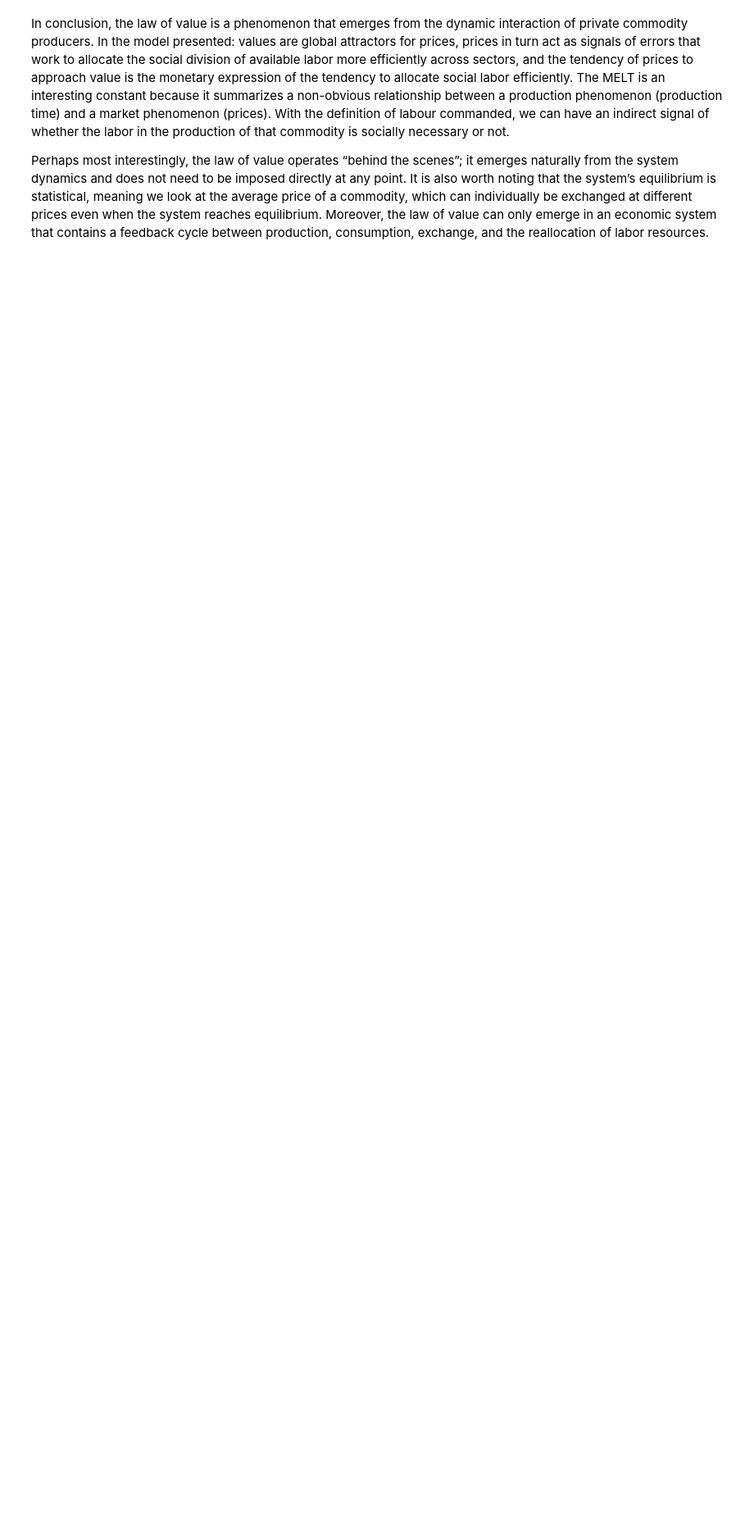
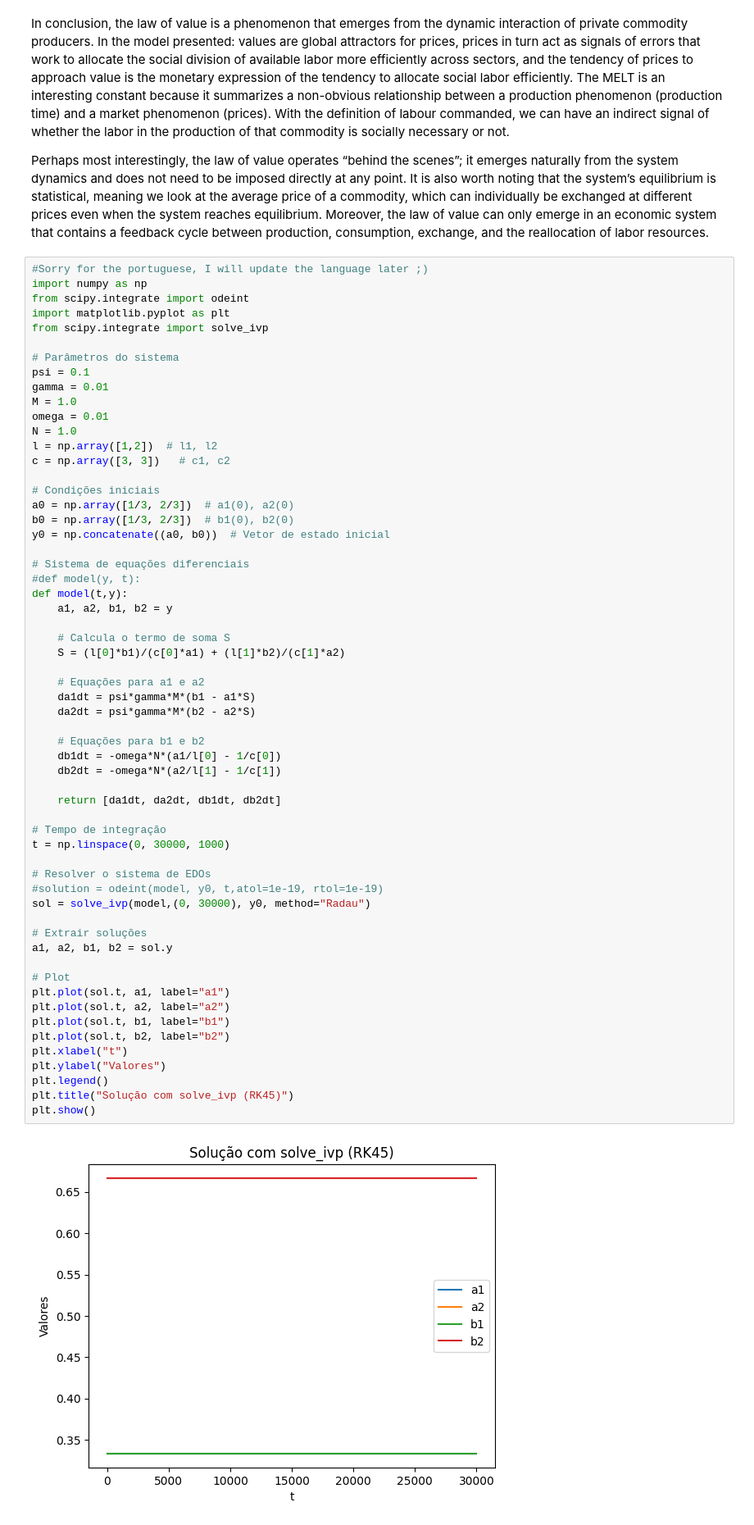
Before and after one commit to jdansb/Econophysics, a Jupyter notebook: Statistical_approximation_of_the_law_of_value_(EBM).ipynb, the cells around one changed output. Shown at 82% size. Cells and saved outputs as stored; diff of their text form; blank space fills up the shorter version.

```diff
--- a/Statistical_approximation_of_the_law_of_value_(EBM).ipynb
+++ b/Statistical_approximation_of_the_law_of_value_(EBM).ipynb
@@ -348,3 +348,64 @@ The law of value is a dynamic theory of labor allocation based on the tendency o
 In conclusion, the law of value is a phenomenon that emerges from the dynamic interaction of private commodity producers. In the model presented: values are global attractors for prices, prices in turn act as signals of errors that work to allocate the social division of available labor more efficiently across sectors, and the tendency of prices to approach value is the monetary expression of the tendency to allocate social labor efficiently. The MELT is an interesting constant because it summarizes a non-obvious relationship between a production phenomenon (production time) and a market phenomenon (prices). With the definition of labour commanded, we can have an indirect signal of whether the labor in the production of that commodity is socially necessary or not.
 
 Perhaps most interestingly, the law of value operates “behind the scenes”; it emerges naturally from the system dynamics and does not need to be imposed directly at any point. It is also worth noting that the system’s equilibrium is statistical, meaning we look at the average price of a commodity, which can individually be exchanged at different prices even when the system reaches equilibrium. Moreover, the law of value can only emerge in an economic system that contains a feedback cycle between production, consumption, exchange, and the reallocation of labor resources.
+# %%
+#Sorry for the portuguese, I will update the language later ;)
+import numpy as np
+from scipy.integrate import odeint
+import matplotlib.pyplot as plt
+from scipy.integrate import solve_ivp
+
+# Parâmetros do sistema
+psi = 0.1
+gamma = 0.01
+M = 1.0
+omega = 0.01
+N = 1.0
+l = np.array([1,2])  # l1, l2
+c = np.array([3, 3])   # c1, c2
+
+# Condições iniciais
+a0 = np.array([1/3, 2/3])  # a1(0), a2(0)
+b0 = np.array([1/3, 2/3])  # b1(0), b2(0)
+y0 = np.concatenate((a0, b0))  # Vetor de estado inicial
+
+# Sistema de equações diferenciais
+#def model(y, t):
+def model(t,y):
+    a1, a2, b1, b2 = y
+
+    # Calcula o termo de soma S
+    S = (l[0]*b1)/(c[0]*a1) + (l[1]*b2)/(c[1]*a2)
+
+    # Equações para a1 e a2
+    da1dt = psi*gamma*M*(b1 - a1*S)
+    da2dt = psi*gamma*M*(b2 - a2*S)
+
+    # Equações para b1 e b2
+    db1dt = -omega*N*(a1/l[0] - 1/c[0])
+    db2dt = -omega*N*(a2/l[1] - 1/c[1])
+
+    return [da1dt, da2dt, db1dt, db2dt]
+
+# Tempo de integração
+t = np.linspace(0, 30000, 1000)
+
+# Resolver o sistema de EDOs
+#solution = odeint(model, y0, t,atol=1e-19, rtol=1e-19)
+sol = solve_ivp(model,(0, 30000), y0, method="Radau")
+
+# Extrair soluções
+a1, a2, b1, b2 = sol.y
+
+# Plot
+plt.plot(sol.t, a1, label="a1")
+plt.plot(sol.t, a2, label="a2")
+plt.plot(sol.t, b1, label="b1")
+plt.plot(sol.t, b2, label="b2")
+plt.xlabel("t")
+plt.ylabel("Valores")
+plt.legend()
+plt.title("Solução com solve_ivp (RK45)")
+plt.show()
+# %% [output]
+[figure, added]
```
